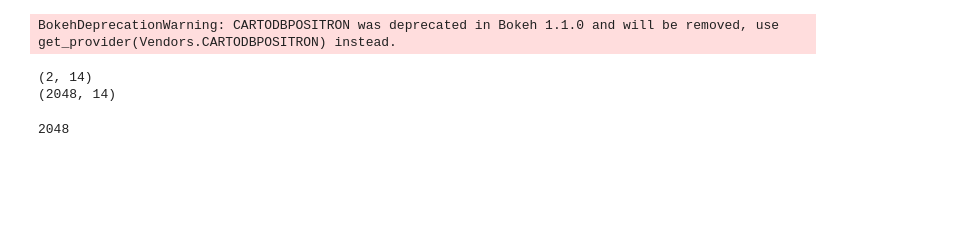
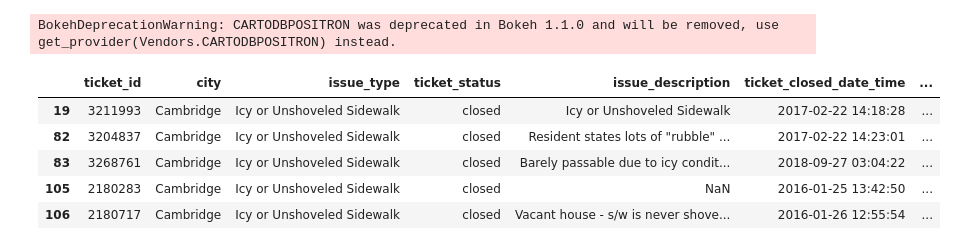
Before and after one commit to j-t-t/analysis, a Jupyter notebook: snow.ipynb, the cells around one changed output. Cells and saved outputs as stored; diff of their text form; code cells hidden in the pictures; blank space fills up the shorter version.

```diff
--- a/snow.ipynb
+++ b/snow.ipynb
@@ -18,43 +19,48 @@ df = pd.read_csv('seeclickfix.csv')
 # %% [output]
 BokehDeprecationWarning: CARTODBPOSITRON was deprecated in Bokeh 1.1.0 and will be removed, use get_provider(Vendors.CARTODBPOSITRON) instead.
 # %%
+def get_winter(date):
+    # Cambridge's see click fix snow tickets start in January 2016
+    if date < parse('06/01/2016'):
+        return '2015/2016'
+    elif date < parse('06/01/2017'):
+        return '2016/2017'
+    elif date < parse('06/01/2018'):
+        return '2017/2018'
+    elif date < parse('06/01/2019'):
+        return '2018/2019'
+    else:
+        return '2019/2020'
+
 # Get a list of all icy or unshoveled sidewalks created since 12/01/19
 df.head()
 snowy = df[df['issue_type'] == 'Icy or Unshoveled Sidewalk']
 
 # Turn into a geopandas dataframe
 geometry = [Point(xy) for xy in zip(snowy.lng, df.lat)]
 crs = {'init': 'epsg:4326'}
 gdf = gpd.GeoDataFrame(snowy, crs=crs, geometry=geometry)
 
 # Turn the created and closed dates into datetime objects
 gdf = gdf.assign(ticket_created_date_time=gdf['ticket_created_date_time'].map(lambda x: parse(x)))
-#gdf['ticket_closed_date_time'] = gdf['ticket_closed_date_time'].map(lambda x: parse(x))
 
-gdf = gdf[gdf['ticket_created_date_time'] > parse('12/1/2017')]
-gdf.head()
+# Create a winter column for each ticket
+gdf['winter'] = gdf.apply(lambda x: get_winter(x['ticket_created_date_time']), axis=1)
 
 still_open = gdf[gdf['ticket_closed_date_time'].isna()]
 closed = gdf[gdf['ticket_closed_date_time'].notna()]
 
-print(still_open.shape)
-print(closed.shape)
-#still_open.sha
-gdf.shape
+closed = closed.assign(ticket_closed_date_time=closed['ticket_closed_date_time'].map(lambda x: parse(x)))
+closed = closed.assign(days_open=closed['ticket_closed_date_time'] - closed['ticket_created_date_time'])
 
-
-closed = closed.assign(ticket_closed_date_time=closed['ticket_closed_date_time'].map(lambda x: parse(x)))
-closed = closed.assign(days_open= closed['ticket_closed_date_time'] - closed['ticket_created_date_time'])
-
-#df.assign(temp_f=df['temp_c'] * 9 / 5 + 32)
 closed['days_open'] = closed['days_open'].apply(lambda x: pd.Timedelta.round(x, 'd').days)
 closed.head()
-
-#pd.Timedelta.round(closed.iloc[0]['days_open'], 'd')
-len(closed)
 # %% [output]
-(2, 14)
-(2048, 14)
-2048
+|  | ticket_id | city | issue_type | ticket_status | issue_description | ticket_closed_date_time | ... |
+| 19 | 3211993 | Cambridge | Icy or Unshoveled Sidewalk | closed | Icy or Unshoveled Sidewalk | 2017-02-22 14:18:28 | ... |
+| 82 | 3204837 | Cambridge | Icy or Unshoveled Sidewalk | closed | Resident states lots of "rubble" ... | 2017-02-22 14:23:01 | ... |
+| 83 | 3268761 | Cambridge | Icy or Unshoveled Sidewalk | closed | Barely passable due to icy condit... | 2018-09-27 03:04:22 | ... |
+| 105 | 2180283 | Cambridge | Icy or Unshoveled Sidewalk | closed | NaN | 2016-01-25 13:42:50 | ... |
+| 106 | 2180717 | Cambridge | Icy or Unshoveled Sidewalk | closed | Vacant house - s/w is never shove... | 2016-01-26 12:55:54 | ... |
 # %%
 # Read cached comment data
```
Also changed, not shown: parts of 6 cells of this notebook, 1 other file.
